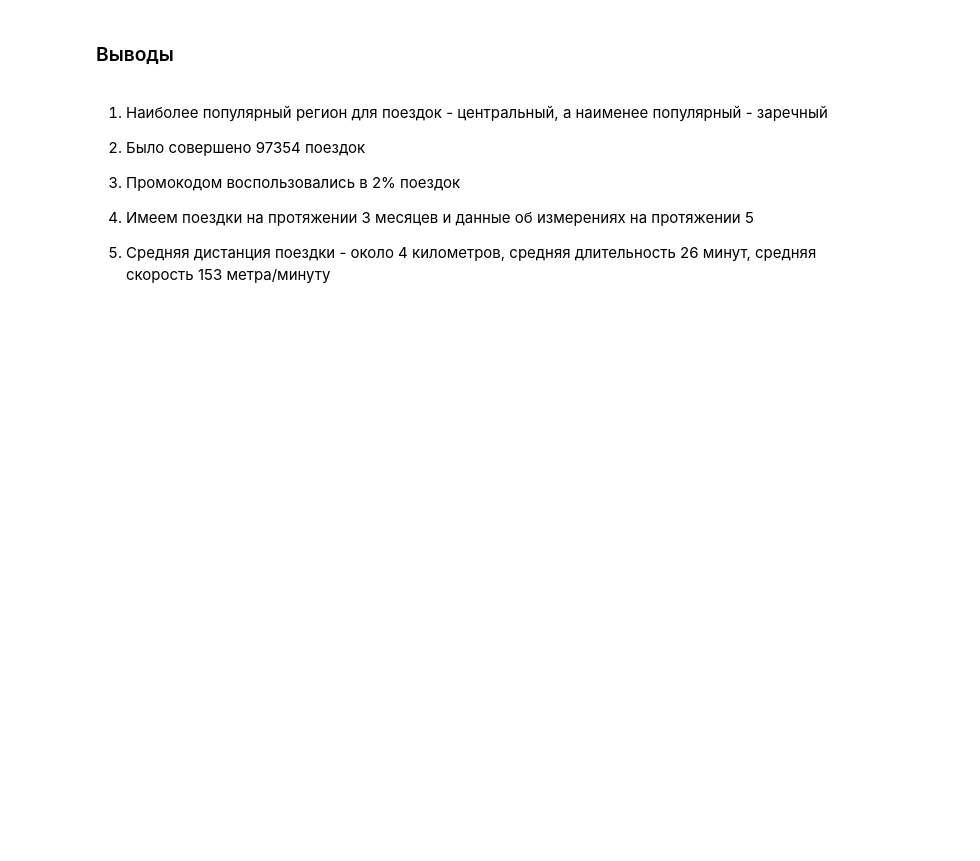
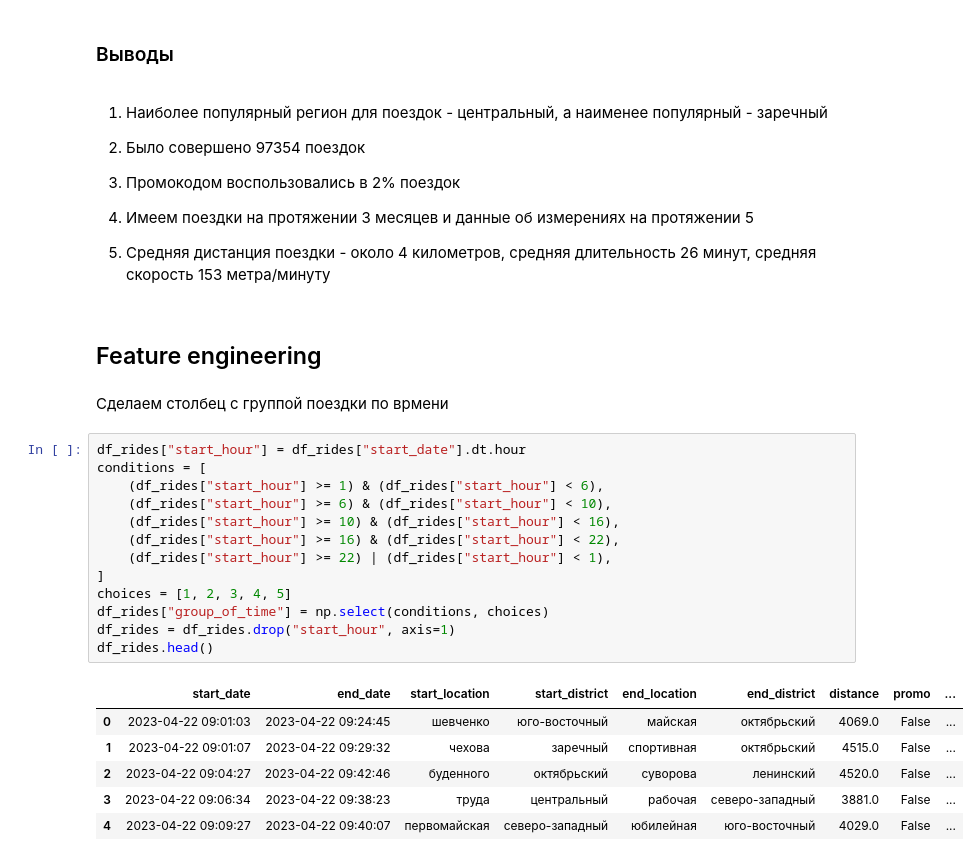
Before and after one commit to BlackkkMaster/ad_project_team16, a Jupyter notebook: kick_sharing.ipynb, the cells around one changed output. Saved outputs shown, nothing was run; the diff lists cells and outputs as text; blank space fills up the shorter version.

```diff
--- a/kick_sharing.ipynb
+++ b/kick_sharing.ipynb
@@ -675,3 +676,27 @@ plot_hist(df_weather, integer_data(df_weather), "погоды")
 4. Имеем поездки на протяжении 3 месяцев и данные об измерениях на протяжении 5
 
 5. Средняя дистанция поездки - около 4 километров, средняя длительность 26 минут, средняя скорость 153 метра/минуту
+# %% [markdown]
+## Feature engineering
+# %% [markdown]
+Сделаем столбец с группой поездки по врмени
+# %%
+df_rides["start_hour"] = df_rides["start_date"].dt.hour
+conditions = [
+    (df_rides["start_hour"] >= 1) & (df_rides["start_hour"] < 6),
+    (df_rides["start_hour"] >= 6) & (df_rides["start_hour"] < 10),
+    (df_rides["start_hour"] >= 10) & (df_rides["start_hour"] < 16),
+    (df_rides["start_hour"] >= 16) & (df_rides["start_hour"] < 22),
+    (df_rides["start_hour"] >= 22) | (df_rides["start_hour"] < 1),
+]
+choices = [1, 2, 3, 4, 5]
+df_rides["group_of_time"] = np.select(conditions, choices)
+df_rides = df_rides.drop("start_hour", axis=1)
+df_rides.head()
+# %% [output]
+|  | start_date | end_date | start_location | start_district | end_location | end_district | distance | promo | ... |
+| 0 | 2023-04-22 09:01:03 | 2023-04-22 09:24:45 | шевченко | юго-восточный | майская | октябрьский | 4069.0 | False | ... |
+| 1 | 2023-04-22 09:01:07 | 2023-04-22 09:29:32 | чехова | заречный | спортивная | октябрьский | 4515.0 | False | ... |
+| 2 | 2023-04-22 09:04:27 | 2023-04-22 09:42:46 | буденного | октябрьский | суворова | ленинский | 4520.0 | False | ... |
+| 3 | 2023-04-22 09:06:34 | 2023-04-22 09:38:23 | труда | центральный | рабочая | северо-западный | 3881.0 | False | ... |
+| 4 | 2023-04-22 09:09:27 | 2023-04-22 09:40:07 | первомайская | северо-западный | юбилейная | юго-восточный | 4029.0 | False | ... |
```
Also changed, not shown: parts of 10 cells of this notebook.
